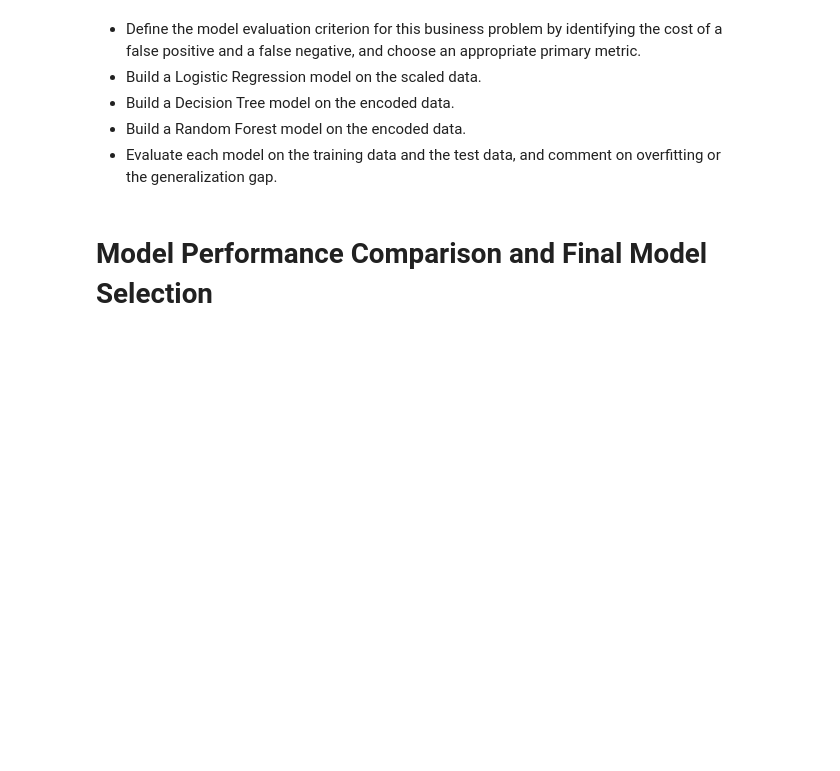
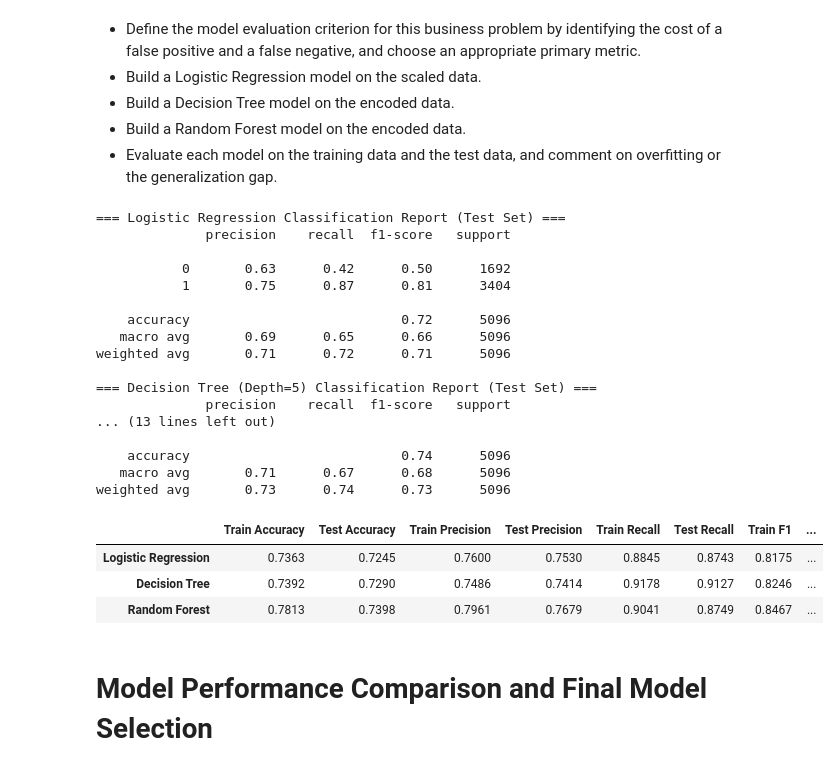
Before and after one commit to Kwasi-Dankwa/Easy_Visa_CS, a Jupyter notebook: AI&DS_Week8_Project2_Full_Code_Notebook_EasyVisa_.ipynb, the cells around one changed output. Saved outputs shown, nothing was run; the diff lists cells and outputs as text; code cells hidden in the pictures; blank space fills up the shorter version.

Commit message:
adding model evaluation

```diff
--- a/AI&DS_Week8_Project2_Full_Code_Notebook_EasyVisa_.ipynb
+++ b/AI&DS_Week8_Project2_Full_Code_Notebook_EasyVisa_.ipynb
@@ -506,6 +573,79 @@ Oceania                       22        68     90
 - Build a Decision Tree model on the encoded data.
 - Build a Random Forest model on the encoded data.
 - Evaluate each model on the training data and the test data, and comment on overfitting or the generalization gap.
+# %%
+from sklearn.linear_model import LogisticRegression
+from sklearn.tree import DecisionTreeClassifier
+from sklearn.ensemble import RandomForestClassifier
+from sklearn.metrics import classification_report, accuracy_score, precision_score, recall_score, f1_score
+import pandas as pd
+
+# Define a helper function to compile and print performance metrics
+def evaluate_model(model, X_train, y_train, X_test, y_test, model_name):
+    # Predictions
+    train_preds = model.predict(X_train)
+    test_preds = model.predict(X_test)
+
+    # Calculate metrics
+    metrics = {
+        'Train Accuracy': accuracy_score(y_train, train_preds),
+        'Test Accuracy': accuracy_score(y_test, test_preds),
+        'Train Precision': precision_score(y_train, train_preds),
+        'Test Precision': precision_score(y_test, test_preds),
+        'Train Recall': recall_score(y_train, train_preds),
+        'Test Recall': recall_score(y_test, test_preds),
+        'Train F1': f1_score(y_train, train_preds),
+        'Test F1': f1_score(y_test, test_preds)
+    }
+
+    print(f"=== {model_name} Classification Report (Test Set) ===")
+    print(classification_report(y_test, test_preds))
+
+    return metrics
+
+# 1. Logistic Regression Model
+log_reg = LogisticRegression(random_state=42, max_iter=1000)
+log_reg.fit(X_train, y_train)
+log_reg_metrics = evaluate_model(log_reg, X_train, y_train, X_test, y_test, "Logistic Regression")
+
+# 2. Decision Tree Model
+# Using a max_depth to keep the baseline tree relatively controlled
+dt_model = DecisionTreeClassifier(max_depth=5, random_state=42)
+dt_model.fit(X_train, y_train)
+dt_metrics = evaluate_model(dt_model, X_train, y_train, X_test, y_test, "Decision Tree (Depth=5)")
+
+# 3. Random Forest Model
+rf_model = RandomForestClassifier(n_estimators=100, max_depth=10, random_state=42)
+rf_model.fit(X_train, y_train)
+rf_metrics = evaluate_model(rf_model, X_train, y_train, X_test, y_test, "Random Forest (Depth=10)")
+
+# Compare all metrics in a structured DataFrame
+comparison_df = pd.DataFrame([log_reg_metrics, dt_metrics, rf_metrics],
+                             index=['Logistic Regression', 'Decision Tree', 'Random Forest'])
+
+display(comparison_df.round(4))
+# %% [output]
+=== Logistic Regression Classification Report (Test Set) ===
+              precision    recall  f1-score   support
+
+           0       0.63      0.42      0.50      1692
+           1       0.75      0.87      0.81      3404
+
+    accuracy                           0.72      5096
+   macro avg       0.69      0.65      0.66      5096
+weighted avg       0.71      0.72      0.71      5096
+
+=== Decision Tree (Depth=5) Classification Report (Test Set) ===
+              precision    recall  f1-score   support
+... (13 lines left out)
+
+    accuracy                           0.74      5096
+   macro avg       0.71      0.67      0.68      5096
+weighted avg       0.73      0.74      0.73      5096
+|  | Train Accuracy | Test Accuracy | Train Precision | Test Precision | Train Recall | Test Recall | Train F1 | ... |
+| Logistic Regression | 0.7363 | 0.7245 | 0.7600 | 0.7530 | 0.8845 | 0.8743 | 0.8175 | ... |
+| Decision Tree | 0.7392 | 0.7290 | 0.7486 | 0.7414 | 0.9178 | 0.9127 | 0.8246 | ... |
+| Random Forest | 0.7813 | 0.7398 | 0.7961 | 0.7679 | 0.9041 | 0.8749 | 0.8467 | ... |
 # %% [markdown]
 # **Model Performance Comparison and Final Model Selection**
 # %% [markdown]
```
Also changed, not shown: parts of 4 cells of this notebook.
